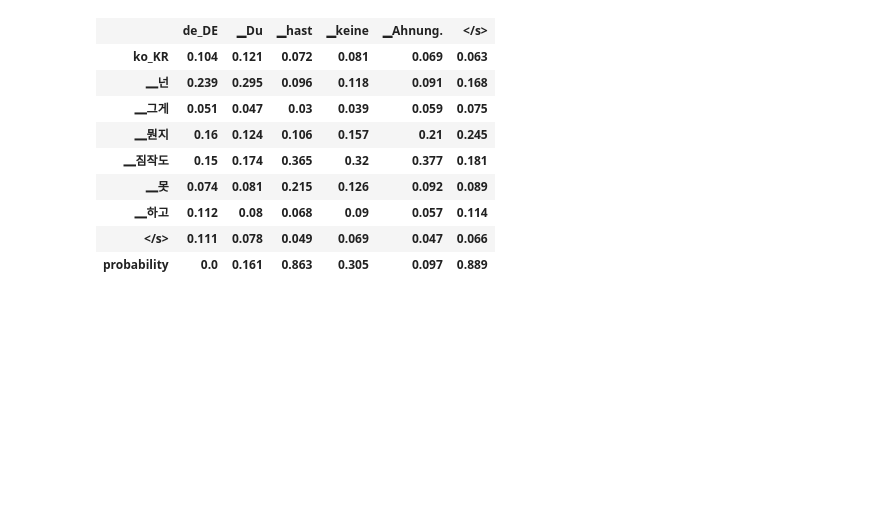
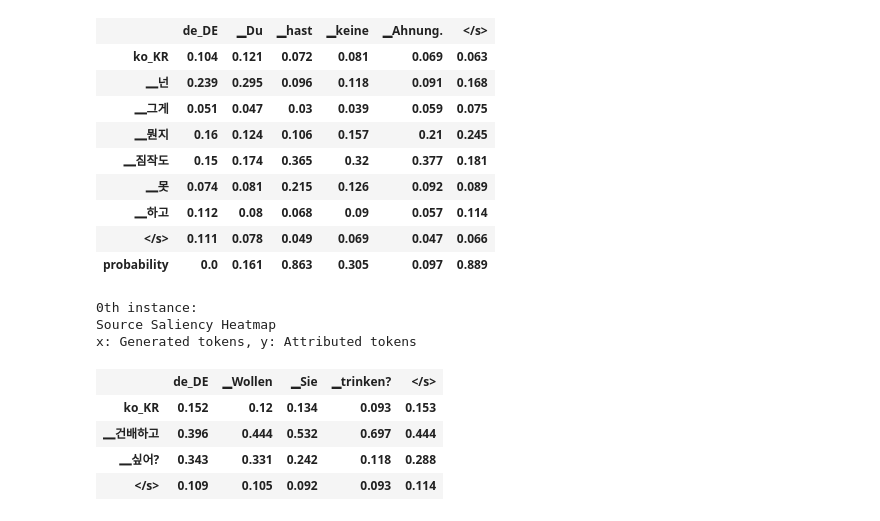
Before and after one commit to lsickert/rude-nmt, a Jupyter notebook: analysis.ipynb, the cells around one changed output. Saved outputs shown, nothing was run; the diff lists cells and outputs as text; code cells hidden in the pictures; blank space fills up the shorter version.

```diff
--- a/analysis.ipynb
+++ b/analysis.ipynb
@@ -482,3 +487,23 @@ x: Generated tokens, y: Attributed tokens
 | ▁하고 | 0.112 | 0.08 | 0.068 | 0.09 | 0.057 | 0.114 |
 | </s> | 0.111 | 0.078 | 0.049 | 0.069 | 0.047 | 0.066 |
 | probability | 0.0 | 0.161 | 0.863 | 0.305 | 0.097 | 0.889 |
+# %%
+out = mbart_model_ko_de.attribute(
+    input_texts=no_underspec_de[41]["target"],
+    generated_texts=no_underspec_de[41]["de_nmt"],
+    #step_scores=["probability"],
+    attribute_target=False,
+)
+
+out = out.aggregate(aggregator=aggregator)
+
+out.show()
+# %% [output]
+0th instance:
+Source Saliency Heatmap
+x: Generated tokens, y: Attributed tokens
+|  | de_DE | ▁Wollen | ▁Sie | ▁trinken? | </s> |
+| ko_KR | 0.152 | 0.12 | 0.134 | 0.093 | 0.153 |
+| ▁건배하고 | 0.396 | 0.444 | 0.532 | 0.697 | 0.444 |
+| ▁싶어? | 0.343 | 0.331 | 0.242 | 0.118 | 0.288 |
+| </s> | 0.109 | 0.105 | 0.092 | 0.093 | 0.114 |
```
Also changed, not shown: parts of 4 cells of this notebook, 5 other files.
